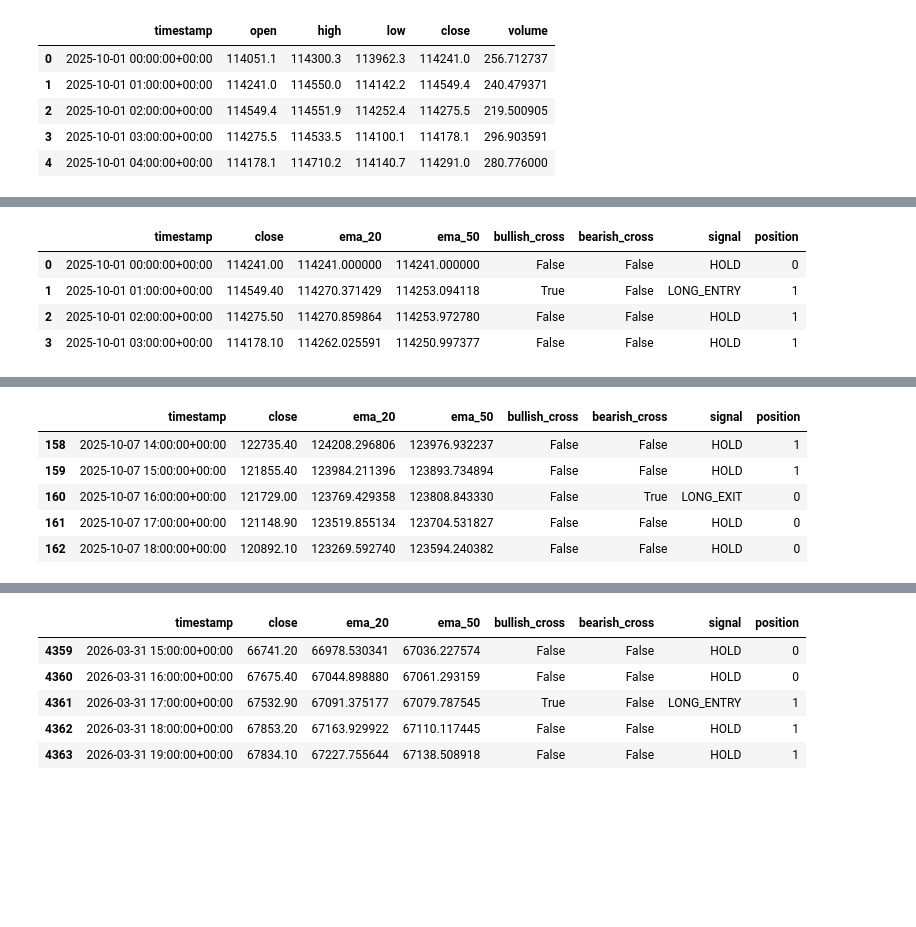
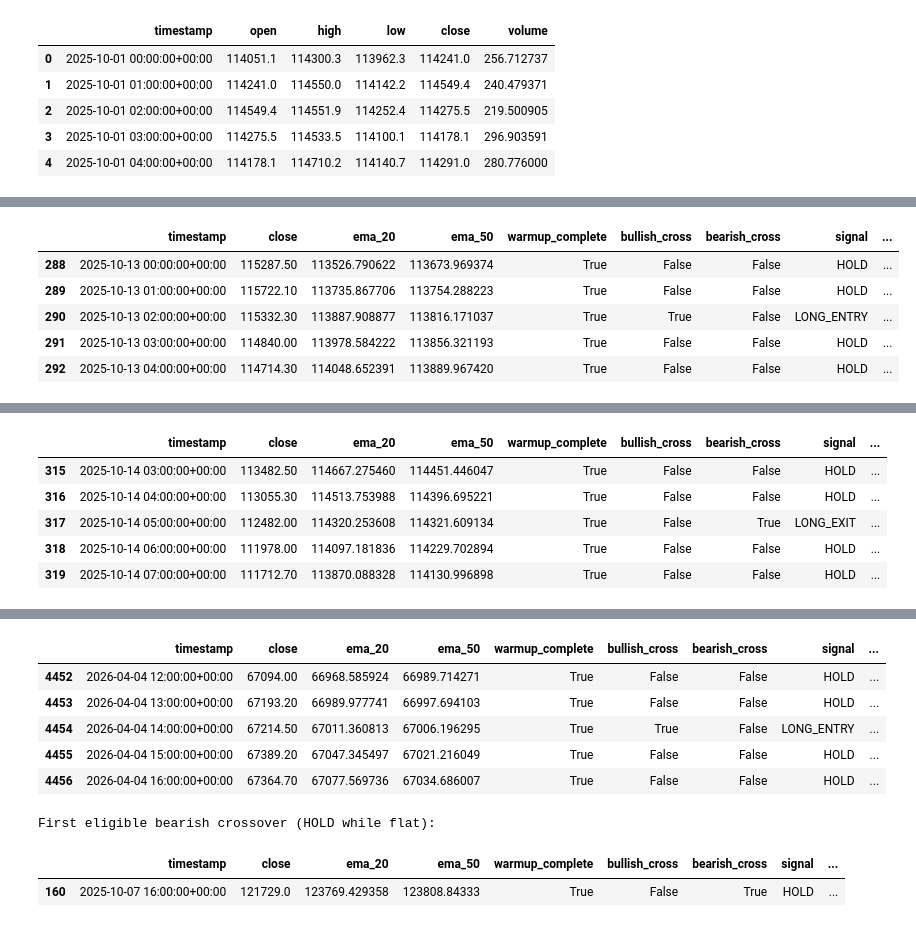
Before and after one commit to puckmandestroyer/trading-lab, a Jupyter notebook: notebooks/02_ema_strategy.ipynb, the cells around one changed output, grey strips where cells are left out. Cells and saved outputs as stored; diff of their text form; code cells hidden in the pictures; blank space fills up the shorter version.

```diff
--- a/notebooks/02_ema_strategy.ipynb
+++ b/notebooks/02_ema_strategy.ipynb
@@ -143,12 +154,12 @@ previous_slow = df["ema_50"].shift(1)
 
 was_at_or_below = previous_fast <= previous_slow
 is_above = df["ema_20"] > df["ema_50"]
-df["bullish_cross"] = was_at_or_below & is_above
+df["bullish_cross"] = was_at_or_below & is_above & df["warmup_complete"]
 
 was_at_or_above = previous_fast >= previous_slow
 is_below = df["ema_20"] < df["ema_50"]
-df["bearish_cross"] = was_at_or_above & is_below
+df["bearish_cross"] = was_at_or_above & is_below & df["warmup_complete"]
 
-print("Bullish crossovers:", df["bullish_cross"].sum())
-print("Bearish crossovers:", df["bearish_cross"].sum())
+print("Bullish crossovers after warm-up:", df["bullish_cross"].sum())
+print("Bearish crossovers after warm-up:", df["bearish_cross"].sum())
 # %% [output]
@@ -181,15 +209,4 @@ Begin flat and process signals chronologically. An entry sets the research state
 # %%
-current_position = 0
-positions = []
-
-for signal in df["signal"]:
-    if signal == "LONG_ENTRY":
-        current_position = 1
-    elif signal == "LONG_EXIT":
-        current_position = 0
-    # HOLD leaves current_position unchanged.
-    positions.append(current_position)
-
-df["position"] = positions
-print("Final research position:", df["position"].iloc[-1], "(0 = flat, 1 = long)")
+df["desired_position"] = desired_positions
+print("Final desired_position:", df["desired_position"].iloc[-1], "(0 = wants flat, 1 = wants long)")
 # %% [output]
@@ -246,19 +263,20 @@ During an entry, the previous fast EMA must be at or below the slow EMA and the
 # %%
 inspection_columns = [
-    "timestamp", "close", "ema_20", "ema_50", "bullish_cross", "bearish_cross", "signal", "position"
+    "timestamp", "close", "ema_20", "ema_50", "warmup_complete",
+    "bullish_cross", "bearish_cross", "signal", "desired_position"
 ]
-bullish_indices = df.index[df["bullish_cross"]]
-bearish_indices = df.index[df["bearish_cross"]]
-example_indices = [
-    bullish_indices[0],
-    bearish_indices[0],
-    bullish_indices[len(bullish_indices) // 2],
-]
+entry_indices = df.index[df["signal"] == "LONG_ENTRY"]
+exit_indices = df.index[df["signal"] == "LONG_EXIT"]
+example_indices = [entry_indices[0], exit_indices[0], entry_indices[len(entry_indices) // 2]]
 
 for event_index in example_indices:
     first_row = max(0, event_index - 2)
     last_row = min(len(df), event_index + 3)
     example = df.iloc[first_row:last_row][inspection_columns]
-    print("Event:", df.loc[event_index, "timestamp"], df.loc[event_index, "signal"])
+    print("Valid event:", df.loc[event_index, "timestamp"], df.loc[event_index, "signal"])
     display(example.style.format({"close": "{:.2f}", "ema_20": "{:.6f}", "ema_50": "{:.6f}"}))
+
+first_bearish_index = df.index[df["bearish_cross"]][0]
+print("First eligible bearish crossover (HOLD while flat):")
+display(df.loc[[first_bearish_index], inspection_columns])
 # %% [output]
@@ -266,5 +284,6 @@ Event: 2025-10-01 01:00:00+00:00 LONG_ENTRY
-|  | timestamp | close | ema_20 | ema_50 | bullish_cross | bearish_cross | signal | position |
-| 0 | 2025-10-01 00:00:00+00:00 | 114241.00 | 114241.000000 | 114241.000000 | False | False | HOLD | 0 |
-| 1 | 2025-10-01 01:00:00+00:00 | 114549.40 | 114270.371429 | 114253.094118 | True | False | LONG_ENTRY | 1 |
-| 2 | 2025-10-01 02:00:00+00:00 | 114275.50 | 114270.859864 | 114253.972780 | False | False | HOLD | 1 |
-| 3 | 2025-10-01 03:00:00+00:00 | 114178.10 | 114262.025591 | 114250.997377 | False | False | HOLD | 1 |
+|  | timestamp | close | ema_20 | ema_50 | warmup_complete | bullish_cross | bearish_cross | signal | ... |
+| 288 | 2025-10-13 00:00:00+00:00 | 115287.50 | 113526.790622 | 113673.969374 | True | False | False | HOLD | ... |
+| 289 | 2025-10-13 01:00:00+00:00 | 115722.10 | 113735.867706 | 113754.288223 | True | False | False | HOLD | ... |
+| 290 | 2025-10-13 02:00:00+00:00 | 115332.30 | 113887.908877 | 113816.171037 | True | True | False | LONG_ENTRY | ... |
+| 291 | 2025-10-13 03:00:00+00:00 | 114840.00 | 113978.584222 | 113856.321193 | True | False | False | HOLD | ... |
+| 292 | 2025-10-13 04:00:00+00:00 | 114714.30 | 114048.652391 | 113889.967420 | True | False | False | HOLD | ... |
@@ -272,6 +291,6 @@ Event: 2025-10-07 16:00:00+00:00 LONG_EXIT
-|  | timestamp | close | ema_20 | ema_50 | bullish_cross | bearish_cross | signal | position |
-| 158 | 2025-10-07 14:00:00+00:00 | 122735.40 | 124208.296806 | 123976.932237 | False | False | HOLD | 1 |
-| 159 | 2025-10-07 15:00:00+00:00 | 121855.40 | 123984.211396 | 123893.734894 | False | False | HOLD | 1 |
-| 160 | 2025-10-07 16:00:00+00:00 | 121729.00 | 123769.429358 | 123808.843330 | False | True | LONG_EXIT | 0 |
-| 161 | 2025-10-07 17:00:00+00:00 | 121148.90 | 123519.855134 | 123704.531827 | False | False | HOLD | 0 |
-| 162 | 2025-10-07 18:00:00+00:00 | 120892.10 | 123269.592740 | 123594.240382 | False | False | HOLD | 0 |
+|  | timestamp | close | ema_20 | ema_50 | warmup_complete | bullish_cross | bearish_cross | signal | ... |
+| 315 | 2025-10-14 03:00:00+00:00 | 113482.50 | 114667.275460 | 114451.446047 | True | False | False | HOLD | ... |
+| 316 | 2025-10-14 04:00:00+00:00 | 113055.30 | 114513.753988 | 114396.695221 | True | False | False | HOLD | ... |
+| 317 | 2025-10-14 05:00:00+00:00 | 112482.00 | 114320.253608 | 114321.609134 | True | False | True | LONG_EXIT | ... |
+| 318 | 2025-10-14 06:00:00+00:00 | 111978.00 | 114097.181836 | 114229.702894 | True | False | False | HOLD | ... |
+| 319 | 2025-10-14 07:00:00+00:00 | 111712.70 | 113870.088328 | 114130.996898 | True | False | False | HOLD | ... |
@@ -279,9 +298,12 @@ Event: 2026-03-31 17:00:00+00:00 LONG_ENTRY
-|  | timestamp | close | ema_20 | ema_50 | bullish_cross | bearish_cross | signal | position |
-| 4359 | 2026-03-31 15:00:00+00:00 | 66741.20 | 66978.530341 | 67036.227574 | False | False | HOLD | 0 |
-| 4360 | 2026-03-31 16:00:00+00:00 | 67675.40 | 67044.898880 | 67061.293159 | False | False | HOLD | 0 |
-| 4361 | 2026-03-31 17:00:00+00:00 | 67532.90 | 67091.375177 | 67079.787545 | True | False | LONG_ENTRY | 1 |
-| 4362 | 2026-03-31 18:00:00+00:00 | 67853.20 | 67163.929922 | 67110.117445 | False | False | HOLD | 1 |
-| 4363 | 2026-03-31 19:00:00+00:00 | 67834.10 | 67227.755644 | 67138.508918 | False | False | HOLD | 1 |
+|  | timestamp | close | ema_20 | ema_50 | warmup_complete | bullish_cross | bearish_cross | signal | ... |
+| 4452 | 2026-04-04 12:00:00+00:00 | 67094.00 | 66968.585924 | 66989.714271 | True | False | False | HOLD | ... |
+| 4453 | 2026-04-04 13:00:00+00:00 | 67193.20 | 66989.977741 | 66997.694103 | True | False | False | HOLD | ... |
+| 4454 | 2026-04-04 14:00:00+00:00 | 67214.50 | 67011.360813 | 67006.196295 | True | True | False | LONG_ENTRY | ... |
+| 4455 | 2026-04-04 15:00:00+00:00 | 67389.20 | 67047.345497 | 67021.216049 | True | False | False | HOLD | ... |
+| 4456 | 2026-04-04 16:00:00+00:00 | 67364.70 | 67077.569736 | 67034.686007 | True | False | False | HOLD | ... |
+First eligible bearish crossover (HOLD while flat):
+|  | timestamp | close | ema_20 | ema_50 | warmup_complete | bullish_cross | bearish_cross | signal | ... |
+| 160 | 2025-10-07 16:00:00+00:00 | 121729.0 | 123769.429358 | 123808.84333 | True | False | True | HOLD | ... |
 # %% [markdown]
 ## 10. Timing and Look-Ahead Bias
 
```
Also changed, not shown: parts of 22 cells of this notebook, 3 other files.
